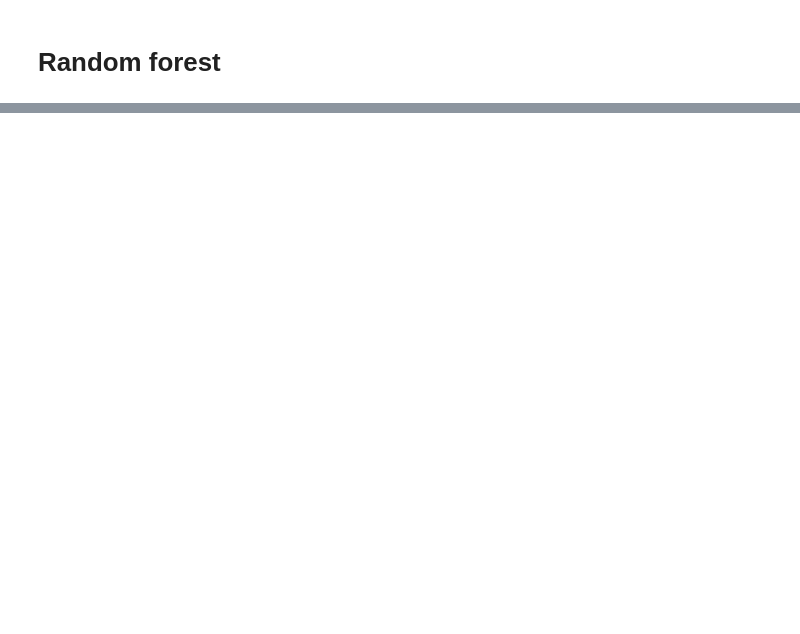
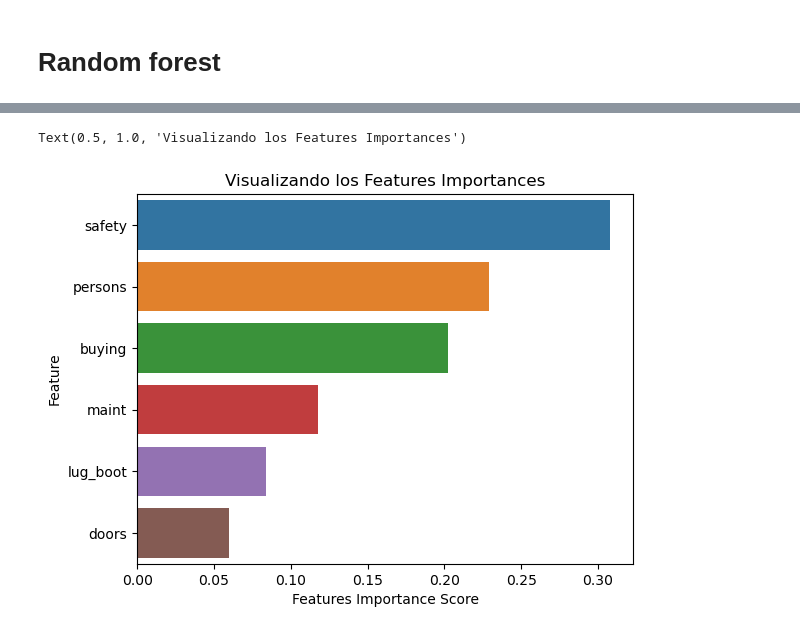
Before and after one commit to alejo-cuello/first-steps-data-science, a Jupyter notebook: 02-second-exercise.ipynb, the cells around one changed output, grey strips where cells are left out. Saved outputs shown, nothing was run; the diff lists cells and outputs as text; code cells hidden in the pictures; blank space fills up the shorter version.

```diff
--- a/02-second-exercise.ipynb
+++ b/02-second-exercise.ipynb
@@ -128,5 +126,5 @@ NameError: name 'OrdinalEncoder' is not defined
 # %%
 categorical_transformer = compose.make_column_transformer(
-    (ordinal_encoder, df_categorical_values["Indicator Name"]),
+    (ordinal_encoder, columns),
     remainder="passthrough"
 )
@@ -141,0 +131,29 @@ ModuleNotFoundError: No module named 'category_encoders'
+# %%
+def remove_prefix(column_name):
+    prefixes = ["ordinalencoder__", "onehotencoder__", "remainder__"]
+    for prefix in prefixes:
+        if column_name.startswith(prefix):
+            return column_name.removeprefix(prefix)
+    return column_name
+
+X_train = (
+    pd.DataFrame(
+        data = categorical_transformer.fit_transform(X_train),
+        columns = categorical_transformer.get_feature_names_out(),
+        index= X_train.index
+    )
+    .rename(
+        columns = remove_prefix
+    )
+)
+
+X_test = (
+    pd.DataFrame(
+        data = categorical_transformer.fit_transform(X_test),
+        columns = categorical_transformer.get_feature_names_out(),
+        index= X_test.index
+    )
+    .rename(
+        columns = remove_prefix
+    )
+)
@@ -142,4 +192,4 @@ ModuleNotFoundError: No module named 'category_encoders'
 # %%
 tree = DecisionTreeClassifier(max_depth=2, random_state=0)
 # %%
-# tree.fit(X_train, y_train)
+tree.fit(X_train, y_train)
@@ -178,3 +244,3 @@ print(f"Test accuracy: {test_accuracy_rf}")
 # %%
-features_importantes = pd.Series(rf.features_importantes_, index=X.columns).sort_values(ascending=False)
-features_importantes
+features_importances = pd.Series(rf.feature_importances_, index=X.columns).sort_values(ascending=False)
+features_importances
@@ -181,8 +255,11 @@ features_importantes
 # %%
-sns.barplot(x=features_importantes, y=features_importantes.index)
+sns.barplot(x=features_importances, y=features_importances.index)
 plt.xlabel("Features Importance Score")
 plt.ylabel("Feature")
 plt.title("Visualizando los Features Importances")
+# %% [output]
+Text(0.5, 1.0, 'Visualizando los Features Importances')
+[figure, added]
 # %%
 cm = confusion_matrix(y_test, y_test_pred_rf)
 cm
```
Also changed, not shown: parts of 18 cells of this notebook.
